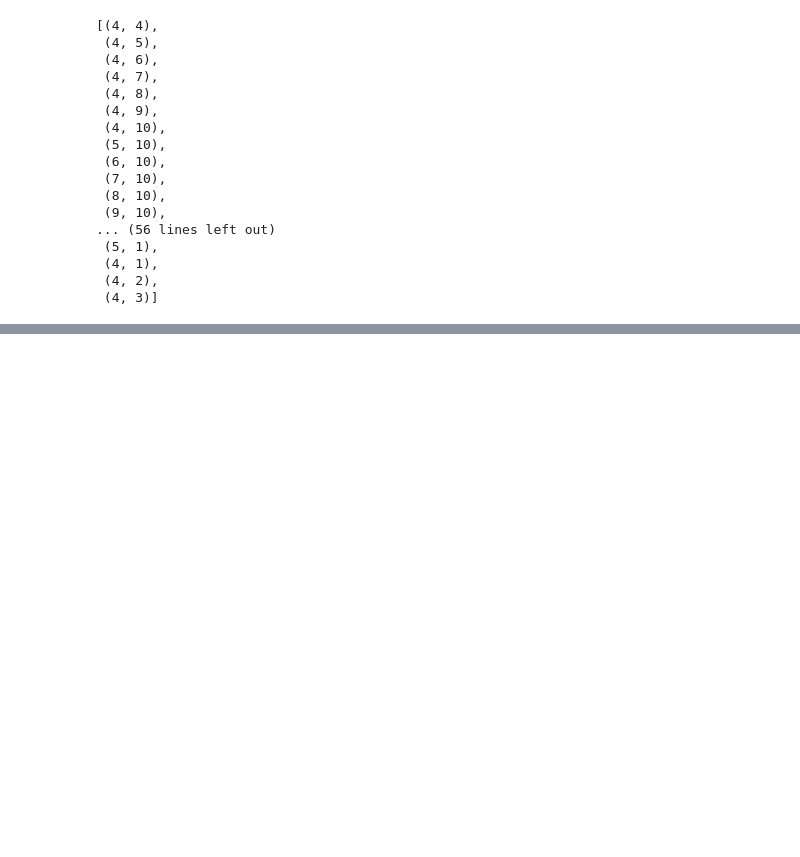
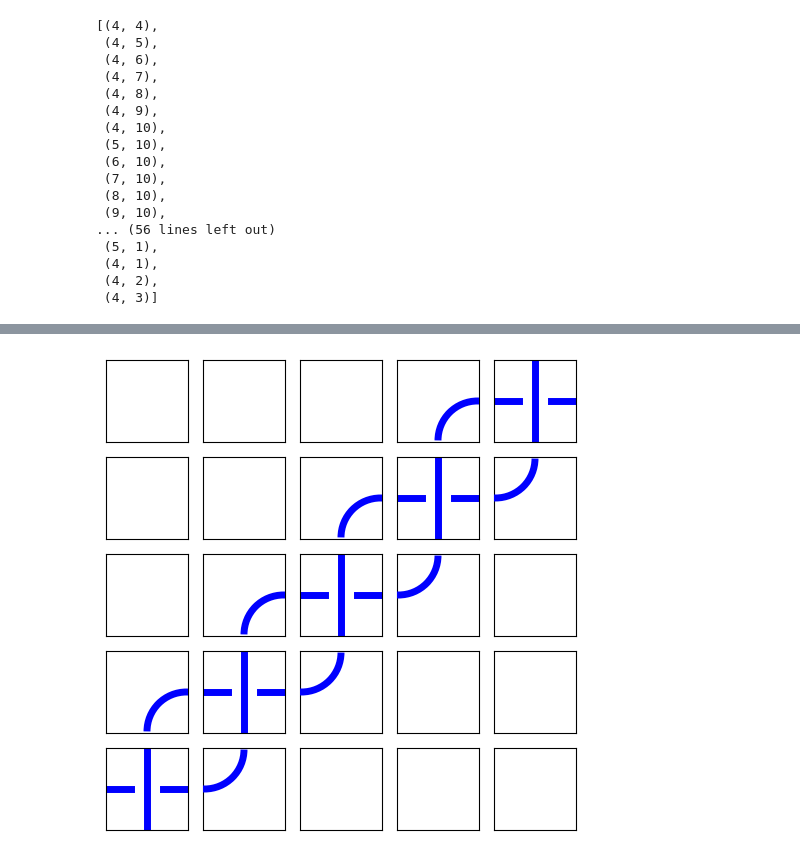
Before and after one commit to andrew-tawfeek/wild_knots, a Jupyter notebook: Notebook_Testing.ipynb, the cells around one changed output, grey strips where cells are left out. Saved outputs shown, nothing was run; the diff lists cells and outputs as text; code cells hidden in the pictures; blank space fills up the shorter version.

Commit message:
tangle constructions

```diff
--- a/Notebook_Testing.ipynb
+++ b/Notebook_Testing.ipynb
@@ -364,0 +85,4 @@ W.strandOf((4,4), direction = 'right')
+# %%
+tangleConstructor(5).show()
+# %% [output]
+[figure, added]
```
Also changed, not shown: parts of 14 cells of this notebook, 1 other file.
